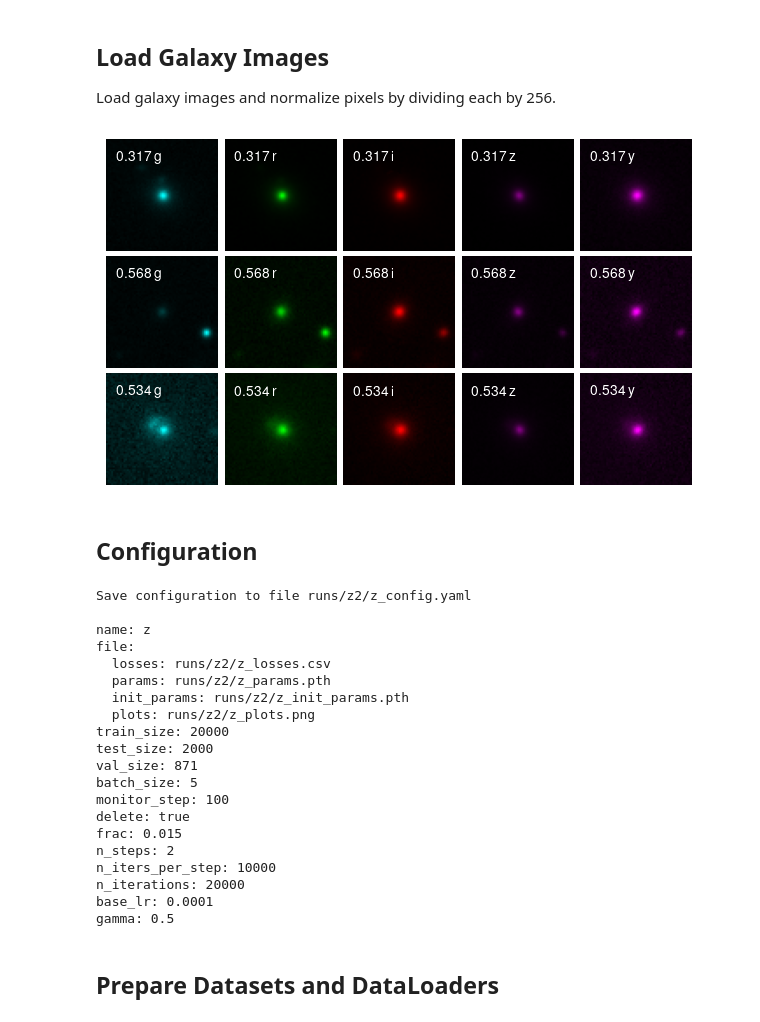
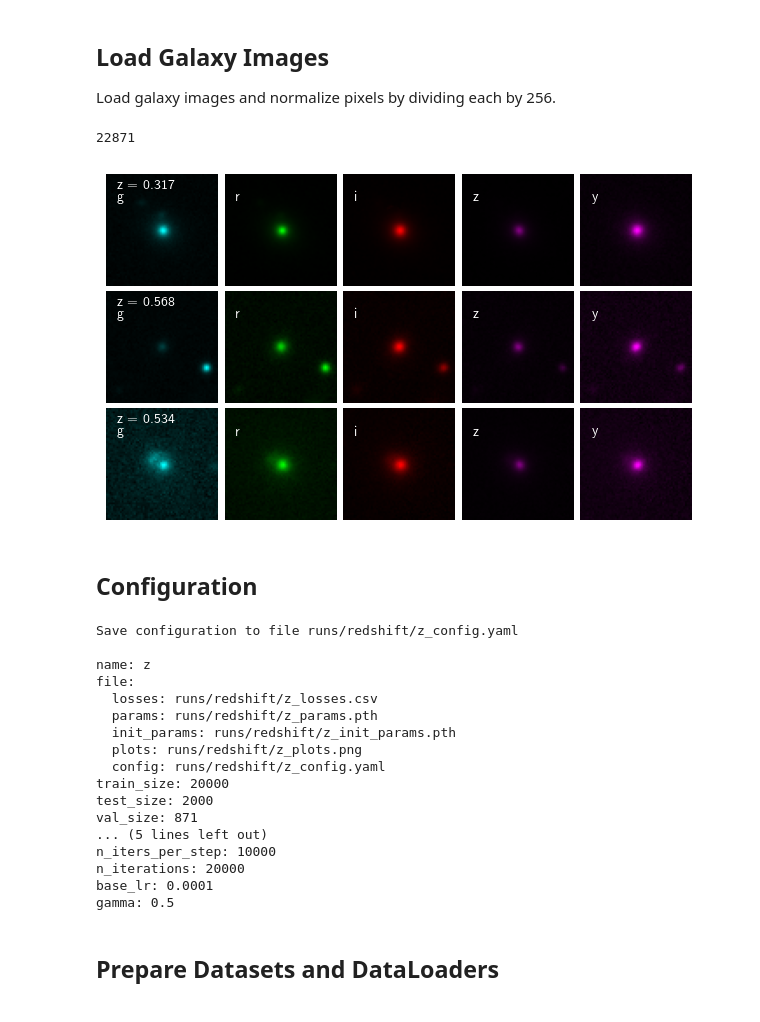
Before and after one commit to hbprosper/mlinphysics, a Jupyter notebook: Labs/04.CNN/tutorial_CNN_redshift.ipynb, the cells around one changed output. Saved outputs shown, nothing was run; the diff lists cells and outputs as text; code cells hidden in the pictures.

```diff
--- a/Labs/04.CNN/tutorial_CNN_redshift.ipynb
+++ b/Labs/04.CNN/tutorial_CNN_redshift.ipynb
@@ -69,7 +74,6 @@ import drwho.monitor as mon
 plt.rcParams.update({
   "text.usetex": shutil.which('latex') is not None,
   "font.family": "sans-serif",
-  "font.sans-serif": "Helvetica",
   "font.size": 10
 })
 # %% [markdown]
@@ -83,8 +87,7 @@ print(f'\n\tAvailable device: {str(DEVICE):4s}\n')
 ## Load Galaxy Images
 Load galaxy images and normalize pixels by dividing each by 256.
 # %%
-base = 'data'
-datafile = f'{base}/5x64x64GalaxyML.pt'
+datafile = f'data/5x64x64GalaxiesML.pth'
 
 if dat.download(datafile):
 
@@ -107,6 +110,8 @@ else:
     raise RuntimeError(f'''
     Download of file {datafile} failed!
     ''')
+# %% [output]
+22871
 # %%
 def plot_images(images, redshifts, n_rows=3):
     '''
@@ -132,35 +137,37 @@ y     ~920–1100       ~1000 near-IR
 
     cmaps= [cm_g, cm_r, cm_i, cm_z, cm_y]
     band = ["g", "r", "i", "z", "y"]
 
     n_cols = 5
     n = n_cols * n_rows
     f_size = (n_cols * 1.2, n_rows * 1.2)
 
     fig, axs = plt.subplots(nrows=n_rows, ncols=n_cols, figsize=f_size)
 
     # note use of flatten() to convert the matrix
     # of shape (nrows, ncols) to a 1-d array.
     axs = axs.flatten()
 
     j = -1
     for image, z in zip(images[:n_rows], redshifts[:n_rows]):
         for i in range(n_cols):
             j += 1
             ax = axs[j]
             ax.axis('off')
             ax.imshow(image[i], cmap=cmaps[i])#, origin="lower")
 
             # Note: (x, y) coordinates are in pixels,
             # where (0, 0) is the upper left corner
-            ax.text(5, 12, f'{z:6.3f}\t{band[i]:s}', color='white')
+            if i == 0:
+                ax.text(6, 8, f'z = {z:6.3f}', color='white')
+            ax.text(6, 15, f'{band[i]:s}', color='white')
 
     fig.tight_layout(pad=0.5)
     plt.savefig('galaxy_images.png')
 
 plot_images(images, redshifts)
 # %% [output]
-[figure, old version]
+[figure, new version]
 # %% [markdown]
 ## Configuration
 # %%
@@ -210,22 +217,19 @@ else:
 
 print(config)
 # %% [output]
-Save configuration to file runs/z2/z_config.yaml
+Save configuration to file runs/redshift/z_config.yaml
 
 name: z
 file:
-  losses: runs/z2/z_losses.csv
-  params: runs/z2/z_params.pth
-  init_params: runs/z2/z_init_params.pth
-  plots: runs/z2/z_plots.png
+  losses: runs/redshift/z_losses.csv
+  params: runs/redshift/z_params.pth
+  init_params: runs/redshift/z_init_params.pth
+  plots: runs/redshift/z_plots.png
+  config: runs/redshift/z_config.yaml
 train_size: 20000
 test_size: 2000
 val_size: 871
-batch_size: 5
-monitor_step: 100
-delete: true
-frac: 0.015
-n_steps: 2
+... (5 lines left out)
 n_iters_per_step: 10000
 n_iterations: 20000
 base_lr: 0.0001
```
Also changed, not shown: parts of 10 cells of this notebook, 4 other files.
